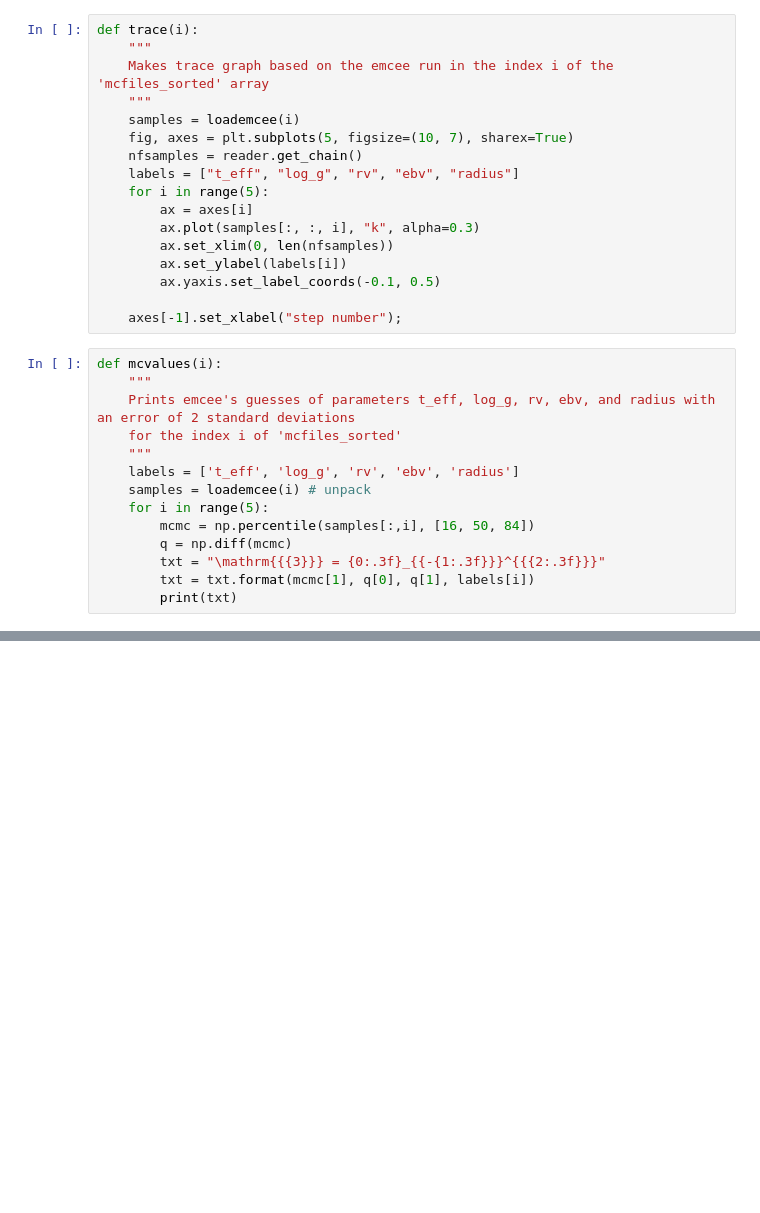
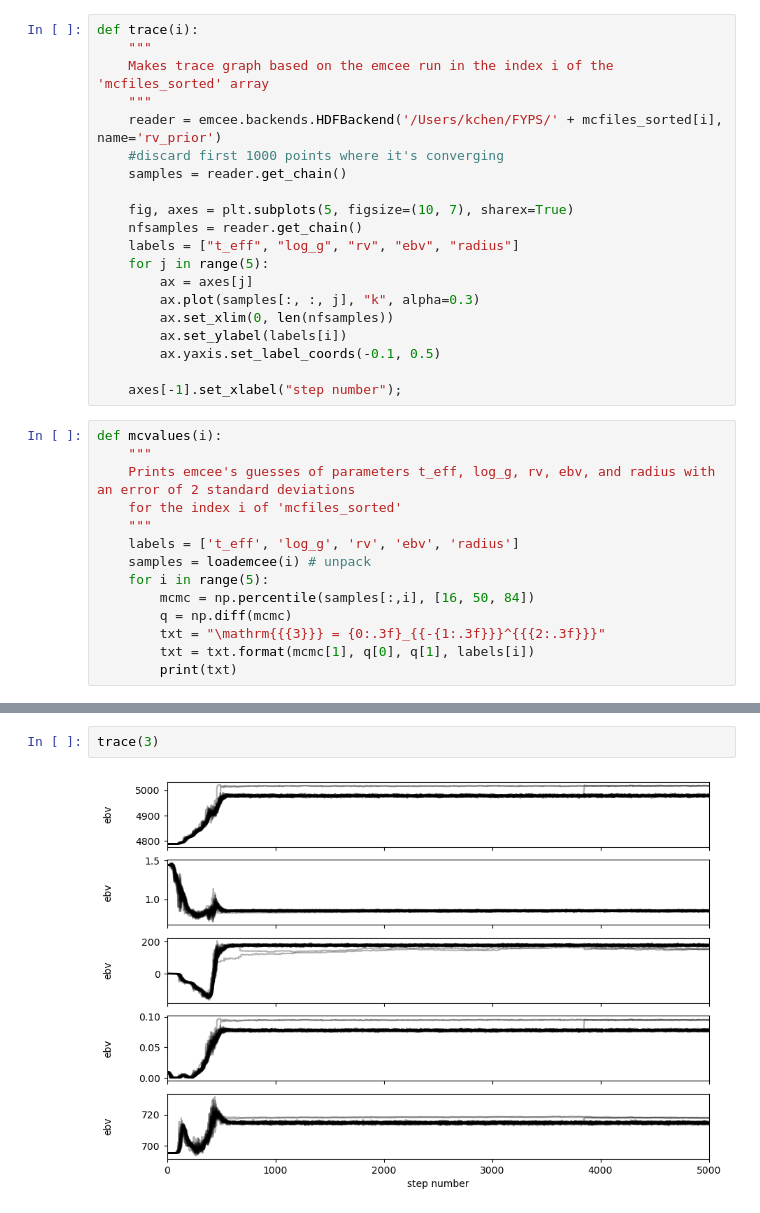
Before and after one commit to kaitlynchen1/yellow-supergiant-spectra, a Jupyter notebook: posterior predictive plots.ipynb, the cells around one changed output, grey strips where cells are left out. Cells and saved outputs as stored; diff of their text form; blank space fills up the shorter version.

```diff
--- a/posterior predictive plots.ipynb
+++ b/posterior predictive plots.ipynb
@@ -182,13 +176,16 @@ def trace(i):
     """
     Makes trace graph based on the emcee run in the index i of the 'mcfiles_sorted' array
     """
-    samples = loademcee(i)
+    reader = emcee.backends.HDFBackend('/Users/kchen/FYPS/' + mcfiles_sorted[i], name='rv_prior')
+    #discard first 1000 points where it's converging
+    samples = reader.get_chain()
+
     fig, axes = plt.subplots(5, figsize=(10, 7), sharex=True)
     nfsamples = reader.get_chain()
     labels = ["t_eff", "log_g", "rv", "ebv", "radius"]
-    for i in range(5):
-        ax = axes[i]
-        ax.plot(samples[:, :, i], "k", alpha=0.3)
+    for j in range(5):
+        ax = axes[j]
+        ax.plot(samples[:, :, j], "k", alpha=0.3)
         ax.set_xlim(0, len(nfsamples))
         ax.set_ylabel(labels[i])
         ax.yaxis.set_label_coords(-0.1, 0.5)
@@ -220,3 +224,7 @@ mcvalues(3)
+# %%
+trace(3)
+# %% [output]
+[figure, added]
 # %%
 # plot a posterior predictive plot for index 3
 wavelength = np.linspace(3500, 9500, 20000)
```
Also changed, not shown: parts of 12 cells of this notebook.
